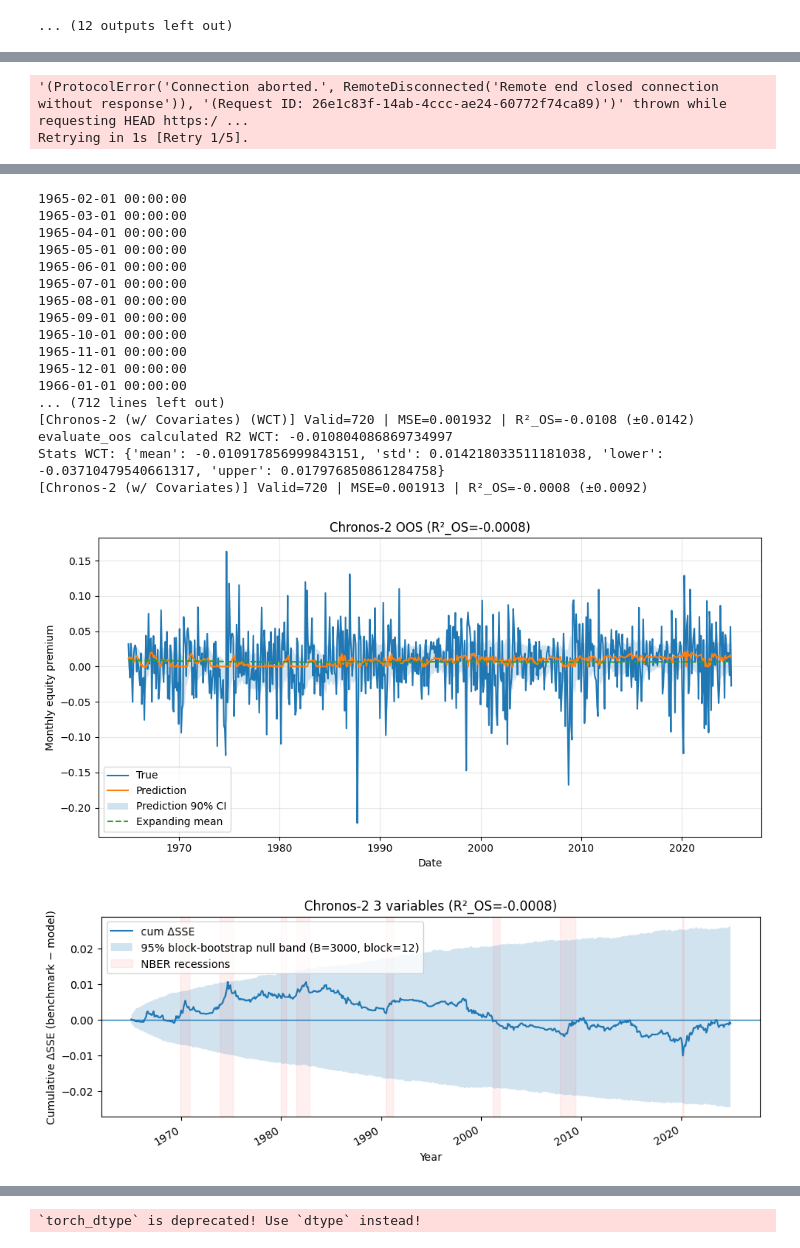
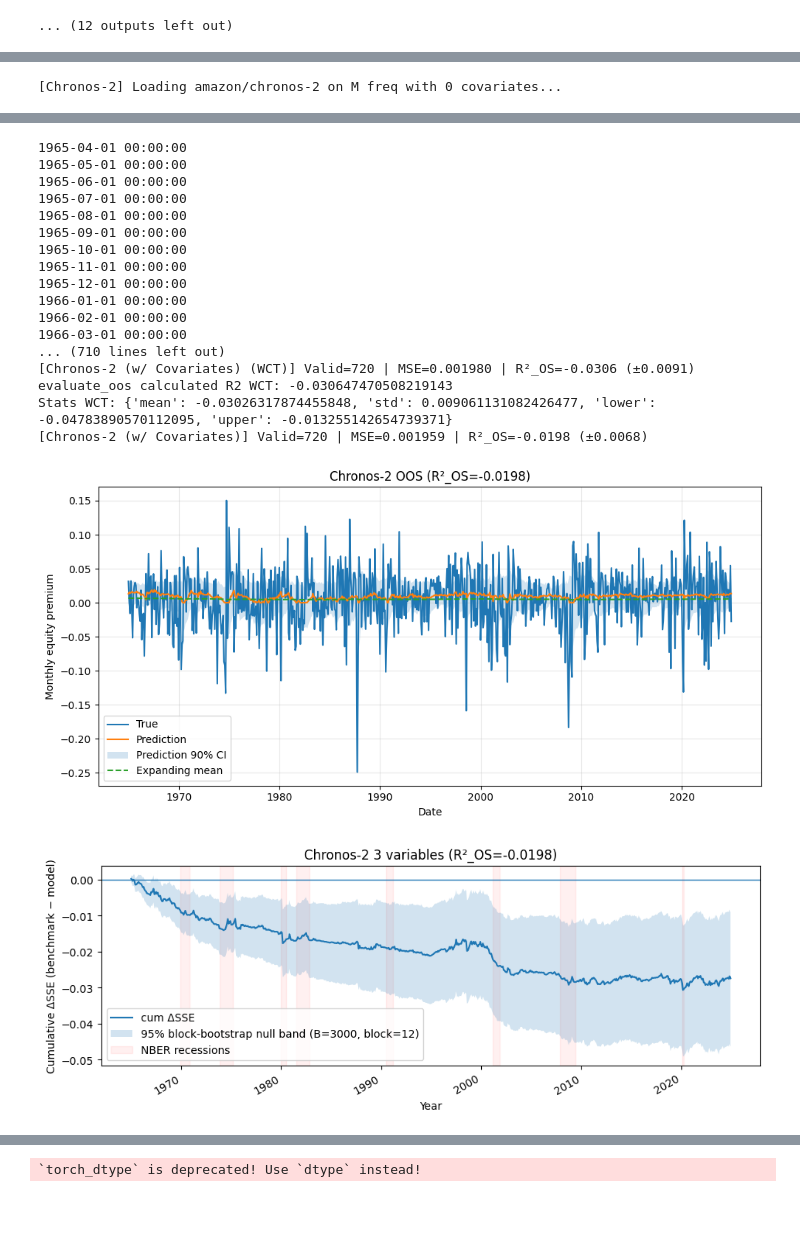
Before and after one commit to KiliTili/Masterarbeit, a Jupyter notebook: Notebooks/Benchmark/modelling_regression.ipynb, the cells around one changed output, grey strips where cells are left out. Saved outputs shown, nothing was run; the diff lists cells and outputs as text; code cells hidden in the pictures; blank space fills up the shorter version.

```diff
--- a/Notebooks/Benchmark/modelling_regression.ipynb
+++ b/Notebooks/Benchmark/modelling_regression.ipynb
@@ -220,6 +296,6 @@ Appended model results to: ../../Data/ModelData/oos_predictions.csv
 # %%
 r2_m, stats, y_true_m, y_pred_m, dates_m, y_lower,y_upper,HA_m = modl.chronos2_oos(
-    data[data.index>= "1927-01-01"], covariates=MINIMAL_SETTING, start_oos="1965-01-01",
+    data[data.index>= "1927-01-01"], covariates=(), start_oos="1965-01-01",
     ctx_min=240, ct_cutoff=True, quiet=False, mode = "mean", freq="M",
     ci = 0.5
 )
@@ -238,7 +314,7 @@ fig, ax, perf, (lo, hi) = modl.plot_cum_dsse_with_bootstrap_band(
     B=3000,
     block=12,
     seed=1,
+    mode = "tube",
 )
 # %% [output]
-'(ProtocolError('Connection aborted.', RemoteDisconnected('Remote end closed connection without response')), '(Request ID: 26e1c83f-14ab-4ccc-ae24-60772f74ca89)')' thrown while requesting HEAD https:/ ...
-Retrying in 1s [Retry 1/5].
+[Chronos-2] Loading amazon/chronos-2 on M freq with 0 covariates...
@@ -247,22 +324,22 @@ Retrying in 1s [Retry 1/5].
-1965-02-01 00:00:00
-1965-03-01 00:00:00
 1965-04-01 00:00:00
 1965-05-01 00:00:00
 1965-06-01 00:00:00
 1965-07-01 00:00:00
 1965-08-01 00:00:00
 1965-09-01 00:00:00
 1965-10-01 00:00:00
 1965-11-01 00:00:00
 1965-12-01 00:00:00
 1966-01-01 00:00:00
-... (712 lines left out)
-[Chronos-2 (w/ Covariates) (WCT)] Valid=720 | MSE=0.001932 | R²_OS=-0.0108 (±0.0142)
-evaluate_oos calculated R2 WCT: -0.010804086869734997
-Stats WCT: {'mean': -0.010917856999843151, 'std': 0.014218033511181038, 'lower': -0.03710479540661317, 'upper': 0.017976850861284758}
-[Chronos-2 (w/ Covariates)] Valid=720 | MSE=0.001913 | R²_OS=-0.0008 (±0.0092)
+1966-02-01 00:00:00
+1966-03-01 00:00:00
+... (710 lines left out)
+[Chronos-2 (w/ Covariates) (WCT)] Valid=720 | MSE=0.001980 | R²_OS=-0.0306 (±0.0091)
+evaluate_oos calculated R2 WCT: -0.030647470508219143
+Stats WCT: {'mean': -0.03026317874455848, 'std': 0.009061131082426477, 'lower': -0.04783890570112095, 'upper': -0.013255142654739371}
+[Chronos-2 (w/ Covariates)] Valid=720 | MSE=0.001959 | R²_OS=-0.0198 (±0.0068)
-[figure, old version]
+[figure, new version]
-[figure, old version]
+[figure, new version]
 # %%
 r2_m, stats, y_true_m, y_pred_m, dates_m, y_lower, y_upper, HA_m = modl.chronos2_oos(
     data, covariates=ALL_COVARIATES_NON_AR, start_oos="1965-01-01",
```
Also changed, not shown: parts of 11 cells of this notebook, 11 other files.
